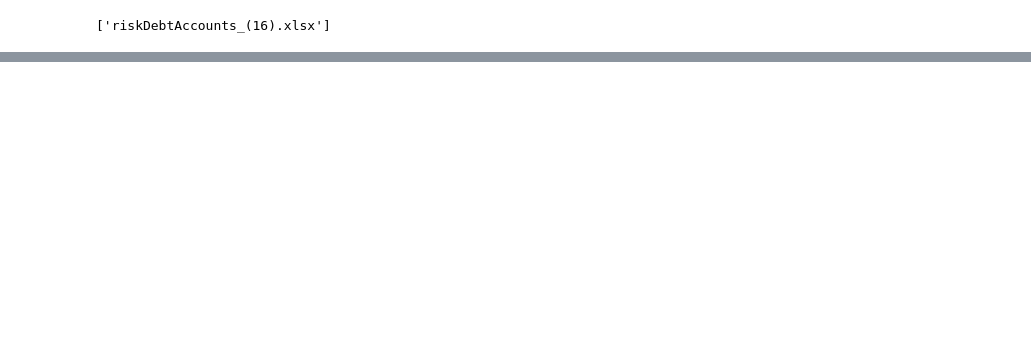
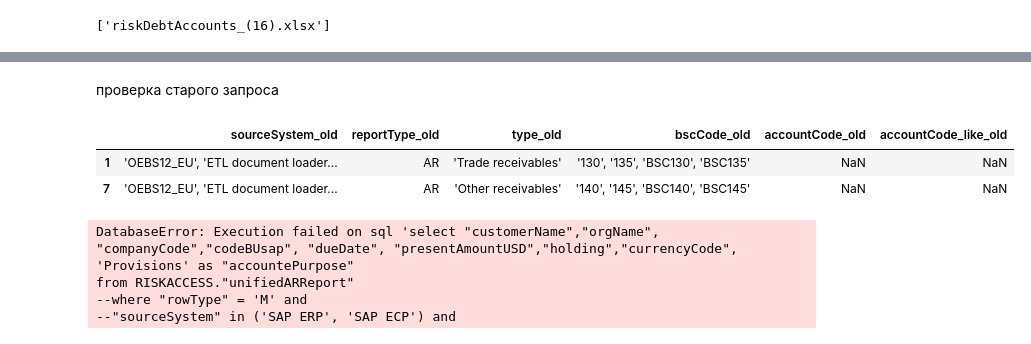
Before and after one commit to Lirollel/Work_AIM_Jupyter-Python-Pandas, a Jupyter notebook: OCP/ARAP/SQL/SQL.ipynb, the cells around one changed output, grey strips where cells are left out. Saved outputs shown, nothing was run; the diff lists cells and outputs as text; code cells hidden in the pictures; blank space fills up the shorter version.

```diff
--- a/OCP/ARAP/SQL/SQL.ipynb
+++ b/OCP/ARAP/SQL/SQL.ipynb
@@ -76,3 +98,5 @@ query = f"""CASE
 # to text
 with open(f'{str(date.today())}_SQL_query.txt', 'w') as file:
     file.write(query)
+# %% [markdown]
+проверка старого запроса
@@ -78,0 +181,37 @@ with open(f'{str(date.today())}_SQL_query.txt', 'w') as file:
+# %%
+find_list = ['sourceSystem', 'THEN', 'reportType','WHEN']
+str_df = pd.DataFrame({'string':old_query.split('\n')})
+# dlete trash rows
+str_df = str_df[(str_df.string.str.contains(find_list[0]))|(str_df.string.str.contains(find_list[1]))|(str_df.string.str.contains(find_list[2]))|(str_df.string.str.contains(find_list[3]))]
+# add cols
+for counter in range(0,len(find_list)-1):
+    condition = find_list[counter]
+    str_df[condition] = str_df.loc[str_df.string.str.contains(condition), 'string']
+    str_df[condition] = str_df[condition].bfill()
+for counter in ['bscCode', 'glAccount', 'like']:
+    str_df[counter] = str_df.loc[str_df.string.str.contains(counter), 'string']
+# dropna
+str_df = str_df[(~str_df.bscCode.isna())|(~str_df.glAccount.isna())]
+## formatting
+# Type col
+str_df.THEN = str_df.THEN.str[5:]
+type_list = pivot_2.type.unique().tolist()
+str_df = str_df[str_df.THEN.isin(type_list)]
+# reportRtpe col
+str_df.reportType = str_df.reportType.str.extract(r'(AP|AR)')
+# cols with brackets
+expression_brackets = r'in \(([^)]*)\).*'
+cols_brackets_list = ['sourceSystem','bscCode','glAccount']
+for col in cols_brackets_list:
+    str_df[col] = str_df[col].str.extract(expression_brackets)
+# like col
+str_df.like = str_df.like.str.extract(r'(\'\d{2}%\')')
+# drop col
+str_df = str_df.drop(columns='string')
+str_df = str_df.rename(columns={'sourceSystem':'sourceSystem_old','THEN':'type_old','reportType':'reportType_old','bscCode':'bscCode_old','glAccount':'accountCode_old','like':'accountCode_like_old'})
+str_df = str_df[['sourceSystem_old','reportType_old','type_old','bscCode_old','accountCode_old','accountCode_like_old']]
+str_df.head(2)
+# %% [output]
+|  | sourceSystem_old | reportType_old | type_old | bscCode_old | accountCode_old | accountCode_like_old |
+| 1 | 'OEBS12_EU', 'ETL document loader... | AR | 'Trade receivables' | '130', '135', 'BSC130', 'BSC135' | NaN | NaN |
+| 7 | 'OEBS12_EU', 'ETL document loader... | AR | 'Other receivables' | '140', '145', 'BSC140', 'BSC145' | NaN | NaN |
@@ -78,0 +220,22 @@ with open(f'{str(date.today())}_SQL_query.txt', 'w') as file:
+# %%
+query = '''select "customerName","orgName", "companyCode","codeBUsap", "dueDate", "presentAmountUSD","holding","currencyCode", 'Provisions' as "accountePurpose"
+from RISKACCESS."unifiedARReport"
+--where "rowType" = 'M' and
+--"sourceSystem" in ('SAP ERP', 'SAP ECP') and
+--"reportType" = 'AP' and
+--"glAccount" = 2301910100
+fetch first 10 rows only
+union all
+select "customerName","orgName", "companyCode","codeBUsap", "dueDate", "presentAmountUSD","holding","currencyCode", 'Other payables' as "accountePurpose"
+from RISKACCESS."unifiedARReport"
+--where "rowType" = 'M' and
+--"sourceSystem" = 'SAP ECP' and
+--"reportType" = 'AP' and
+--"glAccount" = 5104040000
+fetch first 10 rows only'''
+export_from_RISKCUSTOM(query)
+# %% [output]
+DatabaseError: Execution failed on sql 'select "customerName","orgName", "companyCode","codeBUsap", "dueDate", "presentAmountUSD","holding","currencyCode", 'Provisions' as "accountePurpose"
+from RISKACCESS."unifiedARReport"
+--where "rowType" = 'M' and
+--"sourceSystem" in ('SAP ERP', 'SAP ECP') and
```
Also changed, not shown: parts of 5 cells of this notebook, 6 other files.
